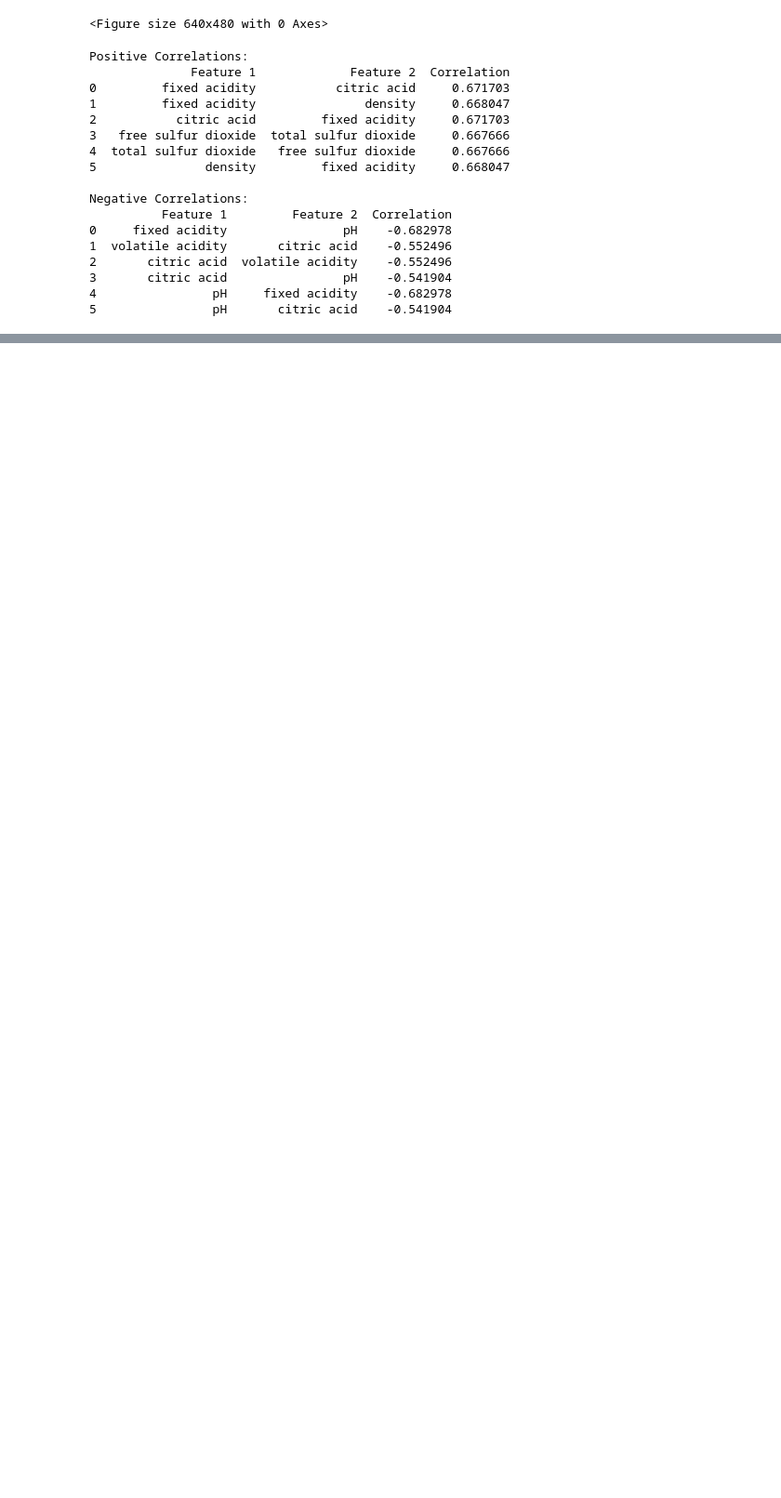
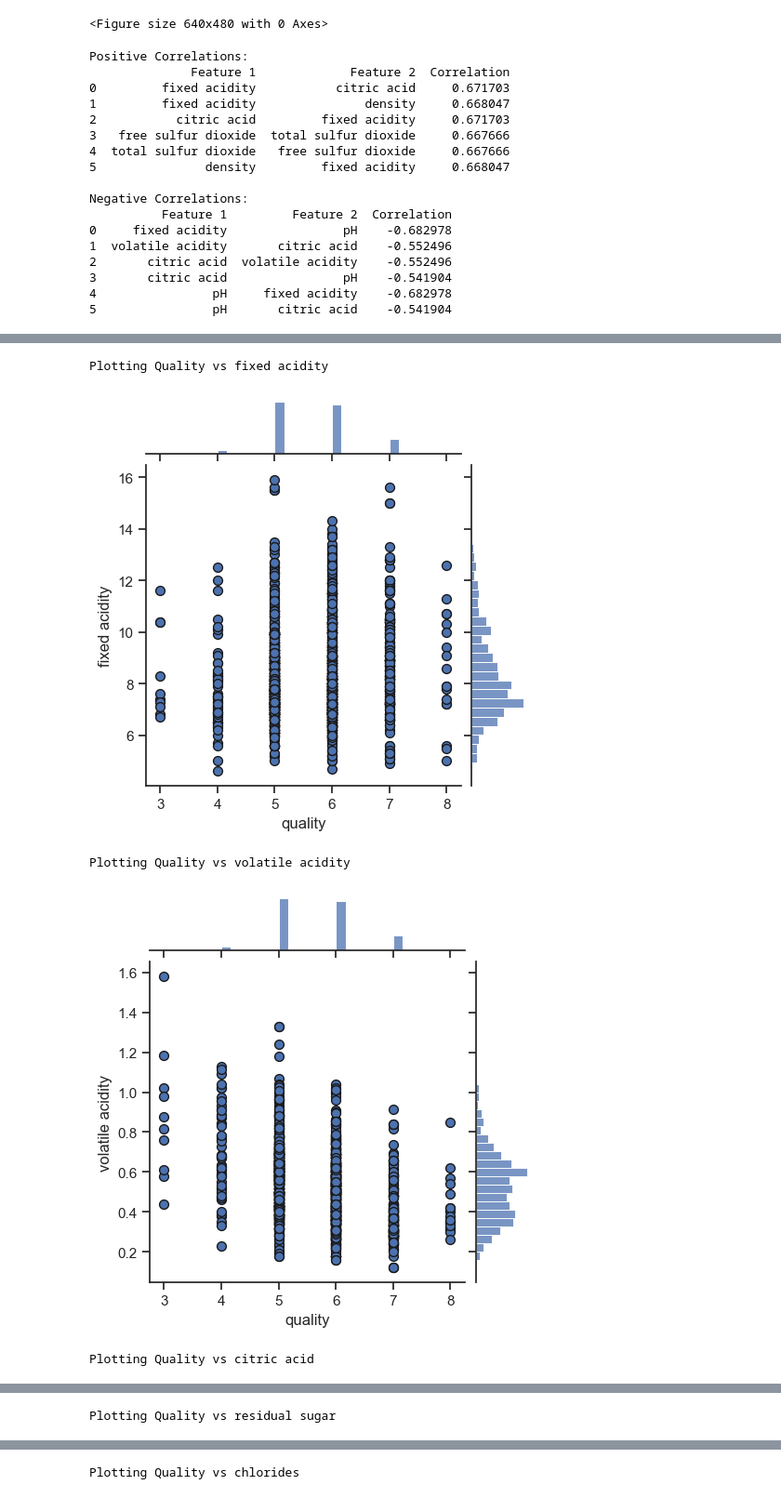
Before and after one commit to rakeshtparayil/BlueBerry-Winery, a Jupyter notebook: blueBerry_winery.ipynb, the cells around one changed output, grey strips where cells are left out. Shown at 93% size. Cells and saved outputs as stored; diff of their text form; code cells hidden in the pictures; blank space fills up the shorter version.

```diff
--- a/blueBerry_winery.ipynb
+++ b/blueBerry_winery.ipynb
@@ -706,0 +720,22 @@ Negative Correlations:
+# %%
+# List of chemical properties (excluding 'quality')
+chemicals = [col for col in redwine.columns if col != 'quality']
+
+# Loop through each chemical property and plot jointplots
+for chemical in chemicals:
+    print(f"Plotting Quality vs {chemical}")  # Indicate which plot is being generated
+    sns.jointplot(
+        data=redwine,
+        x="quality",
+        y=chemical,
+        kind="scatter",
+        joint_kws={'s': 50, 'linewidth': 1, 'edgecolor': 'k'},  # Styling for circles
+        height=5  # Control the size of each plot
+    )
+    plt.show()
+# %% [output]
+Plotting Quality vs fixed acidity
+[figure, added]
+Plotting Quality vs volatile acidity
+[figure, added]
+Plotting Quality vs citric acid
@@ -706,0 +743 @@ Negative Correlations:
+Plotting Quality vs residual sugar
@@ -706,0 +745 @@ Negative Correlations:
+Plotting Quality vs chlorides
```
Also changed, not shown: parts of 20 cells of this notebook.
